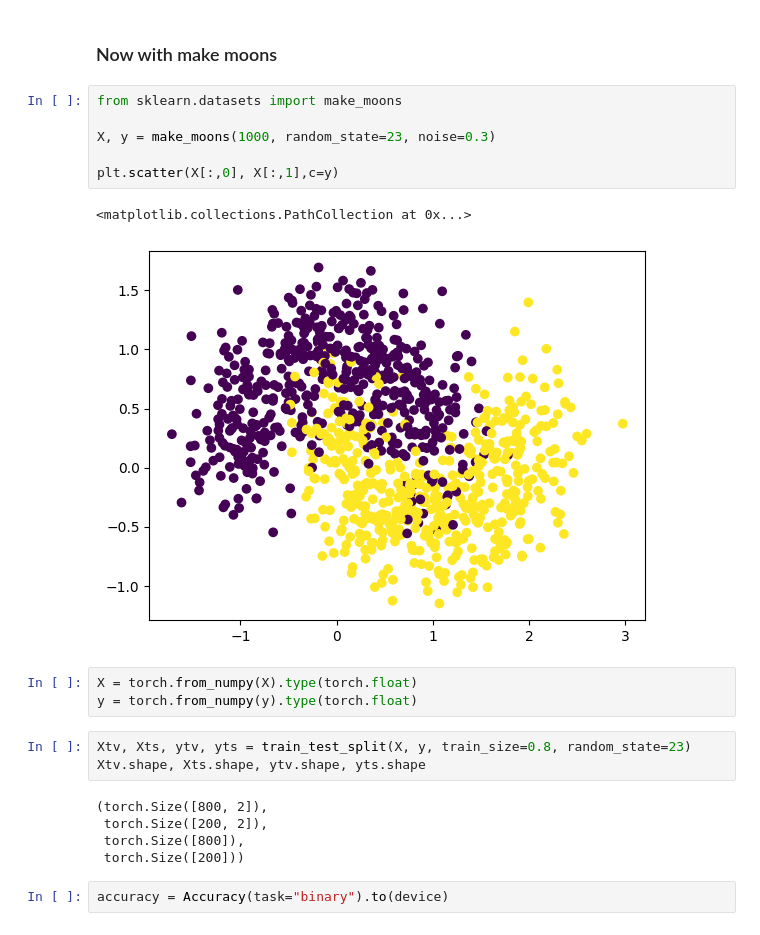
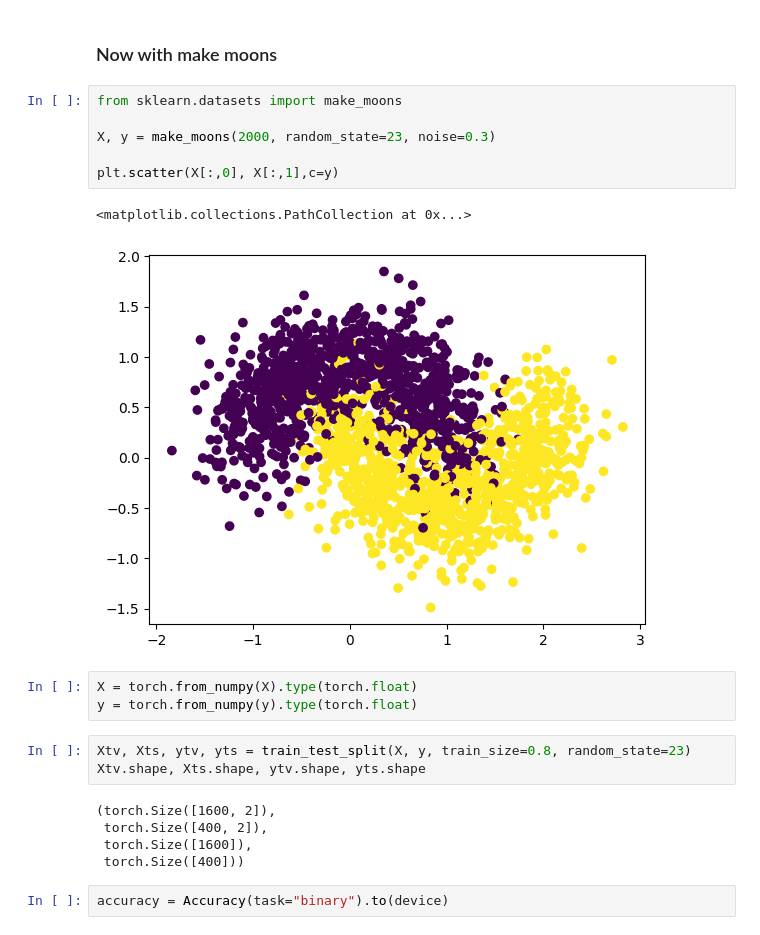
Before and after one commit to Astolfo2332/dpl_notes, a Jupyter notebook: Pytorch/Classification.ipynb, the cells around one changed output. Drawn from its saved outputs; the diff is of its cells as text.

```diff
--- a/Pytorch/Classification.ipynb
+++ b/Pytorch/Classification.ipynb
@@ -551,12 +549,12 @@ plot_decision_boundary(model_6, Xts, yts)
 # %%
 from sklearn.datasets import make_moons
 
-X, y = make_moons(1000, random_state=23, noise=0.3)
+X, y = make_moons(2000, random_state=23, noise=0.3)
 
 plt.scatter(X[:,0], X[:,1],c=y)
 # %% [output]
 <matplotlib.collections.PathCollection at 0x...>
-[figure, old version]
+[figure, new version]
 # %%
 X = torch.from_numpy(X).type(torch.float)
 y = torch.from_numpy(y).type(torch.float)
@@ -564,10 +562,10 @@ y = torch.from_numpy(y).type(torch.float)
 Xtv, Xts, ytv, yts = train_test_split(X, y, train_size=0.8, random_state=23)
 Xtv.shape, Xts.shape, ytv.shape, yts.shape
 # %% [output]
-(torch.Size([800, 2]),
- torch.Size([200, 2]),
- torch.Size([800]),
- torch.Size([200]))
+(torch.Size([1600, 2]),
+ torch.Size([400, 2]),
+ torch.Size([1600]),
+ torch.Size([400]))
 # %%
 accuracy = Accuracy(task="binary").to(device)
 # %%
```
Also changed, not shown: parts of 15 cells of this notebook.
